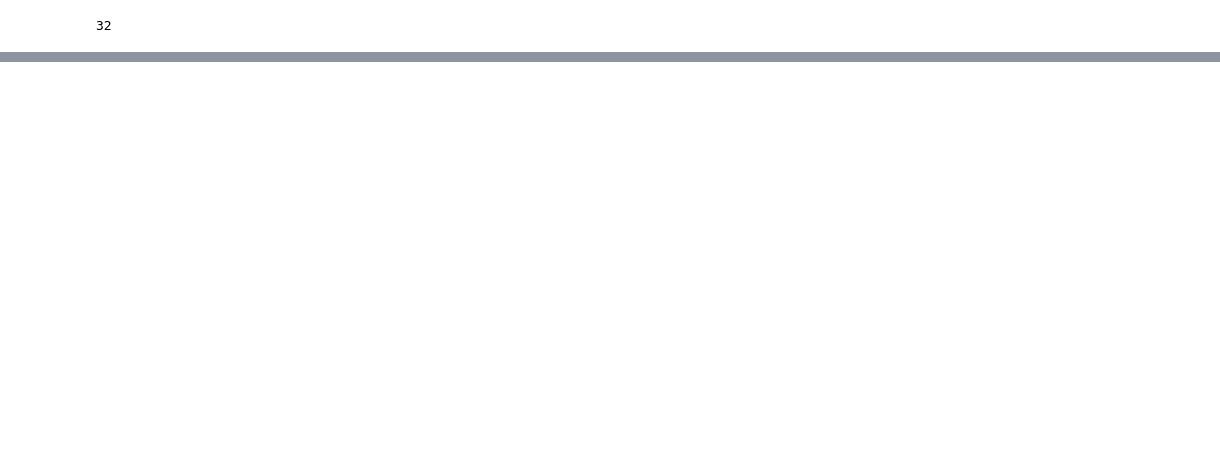
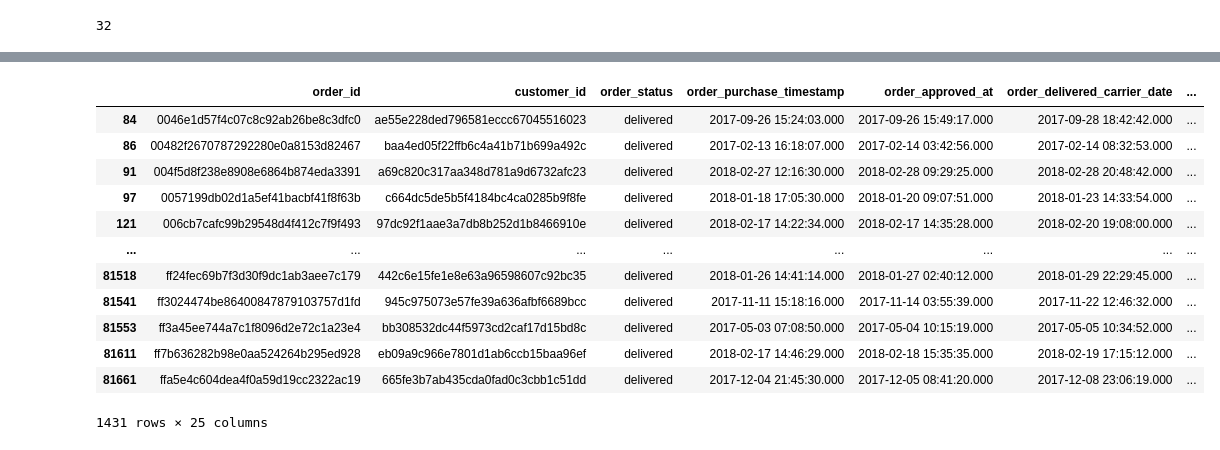
Before and after one commit to mateusono1/De-Company, a Jupyter notebook: main.ipynb, the cells around one changed output, grey strips where cells are left out. Cells and saved outputs as stored; diff of their text form; code cells hidden in the pictures; blank space fills up the shorter version.

```diff
--- a/main.ipynb
+++ b/main.ipynb
@@ -28,3 +52,2 @@ len(df.columns)
 # %%
-df.drop_duplicates(inplace=True)
-len(df)
+df.drop(columns=["customer_city","customer_state"], inplace=True)
@@ -32,0 +82,3 @@ len(df)
+# %%
+df=df[df["product_height_cm"].notnull()]
+df.isnull().sum()
@@ -32,0 +103,16 @@ len(df)
+# %%
+display(df[df["product_category_name"].isnull()])
+# %% [output]
+|  | order_id | customer_id | order_status | order_purchase_timestamp | order_approved_at | order_delivered_carrier_date | ... |
+| 84 | 0046e1d57f4c07c8c92ab26be8c3dfc0 | ae55e228ded796581eccc67045516023 | delivered | 2017-09-26 15:24:03.000 | 2017-09-26 15:49:17.000 | 2017-09-28 18:42:42.000 | ... |
+| 86 | 00482f2670787292280e0a8153d82467 | baa4ed05f22ffb6c4a41b71b699a492c | delivered | 2017-02-13 16:18:07.000 | 2017-02-14 03:42:56.000 | 2017-02-14 08:32:53.000 | ... |
+| 91 | 004f5d8f238e8908e6864b874eda3391 | a69c820c317aa348d781a9d6732afc23 | delivered | 2018-02-27 12:16:30.000 | 2018-02-28 09:29:25.000 | 2018-02-28 20:48:42.000 | ... |
+| 97 | 0057199db02d1a5ef41bacbf41f8f63b | c664dc5de5b5f4184bc4ca0285b9f8fe | delivered | 2018-01-18 17:05:30.000 | 2018-01-20 09:07:51.000 | 2018-01-23 14:33:54.000 | ... |
+| 121 | 006cb7cafc99b29548d4f412c7f9f493 | 97dc92f1aae3a7db8b252d1b8466910e | delivered | 2018-02-17 14:22:34.000 | 2018-02-17 14:35:28.000 | 2018-02-20 19:08:00.000 | ... |
+| ... | ... | ... | ... | ... | ... | ... | ... |
+| 81518 | ff24fec69b7f3d30f9dc1ab3aee7c179 | 442c6e15fe1e8e63a96598607c92bc35 | delivered | 2018-01-26 14:41:14.000 | 2018-01-27 02:40:12.000 | 2018-01-29 22:29:45.000 | ... |
+| 81541 | ff3024474be86400847879103757d1fd | 945c975073e57fe39a636afbf6689bcc | delivered | 2017-11-11 15:18:16.000 | 2017-11-14 03:55:39.000 | 2017-11-22 12:46:32.000 | ... |
+| 81553 | ff3a45ee744a7c1f8096d2e72c1a23e4 | bb308532dc44f5973cd2caf17d15bd8c | delivered | 2017-05-03 07:08:50.000 | 2017-05-04 10:15:19.000 | 2017-05-05 10:34:52.000 | ... |
+| 81611 | ff7b636282b98e0aa524264b295ed928 | eb09a9c966e7801d1ab6ccb15baa96ef | delivered | 2018-02-17 14:46:29.000 | 2018-02-18 15:35:35.000 | 2018-02-19 17:15:12.000 | ... |
+| 81661 | ffa5e4c604dea4f0a59d19cc2322ac19 | 665fe3b7ab435cda0fad0c3cbb1c51dd | delivered | 2017-12-04 21:45:30.000 | 2017-12-05 08:41:20.000 | 2017-12-08 23:06:19.000 | ... |
+1431 rows × 25 columns
```
Also changed, not shown: parts of 13 cells of this notebook.
